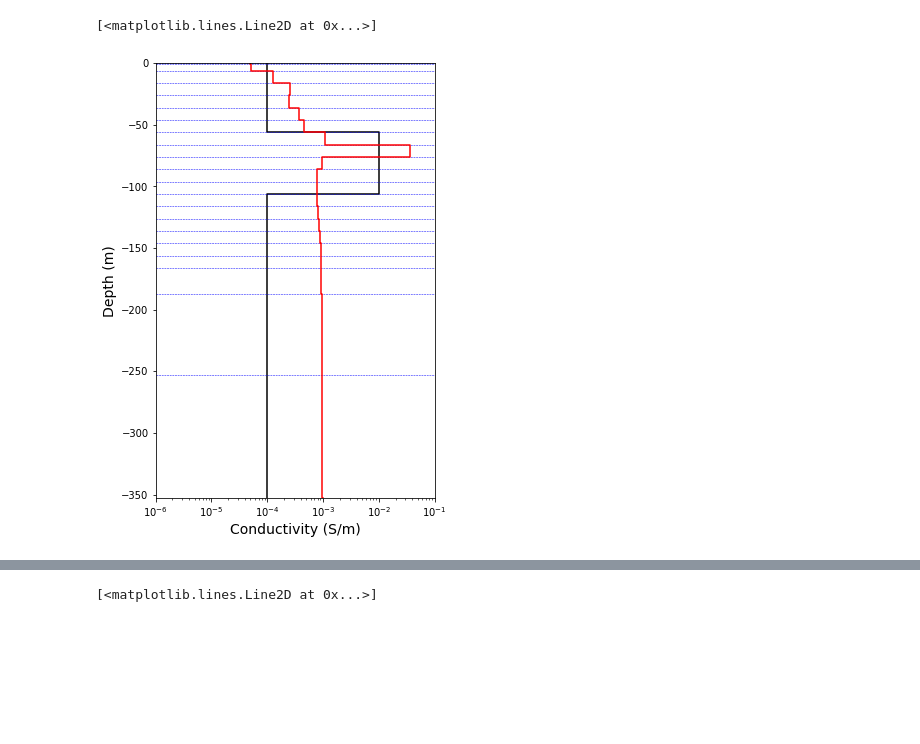
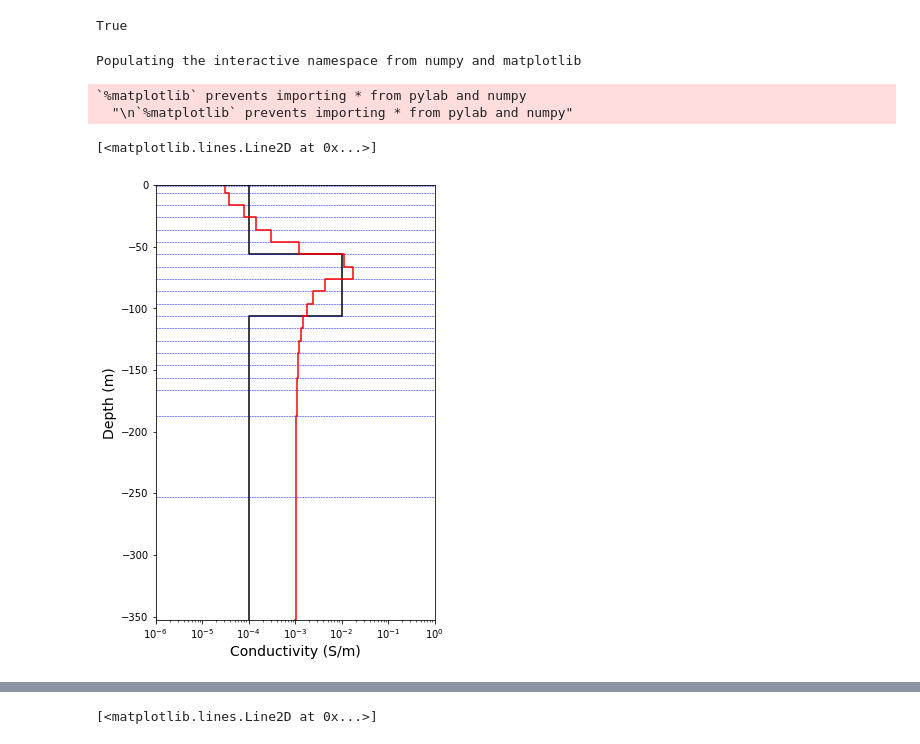
Before and after one commit to simpeg/simpegEM1D, a Jupyter notebook: simpegem1d/notebooks/EM1D_inversion_FD.ipynb, the cells around one changed output, grey strips where cells are left out. Cells and saved outputs as stored; diff of their text form; code cells hidden in the pictures; blank space fills up the shorter version.

```diff
--- a/simpegem1d/notebooks/EM1D_inversion_FD.ipynb
+++ b/simpegem1d/notebooks/EM1D_inversion_FD.ipynb
@@ -108,7 +109,15 @@ NameError: name 'inv' is not defined
+# %%
+np.isfortran(a)
+# %% [output]
+True
 # %%
+%pylab inline
 fig, ax = subplots(1,1, figsize=(5, 8))
 Utils1D.plotLayer(sig, LocSigZ, showlayers=False)
-Utils1D.plotLayer(expmap*mopt, LocSigZ, showlayers=True,xlim=(1e-6, 1e-1), **{'color':'r'})
+Utils1D.plotLayer(expmap*mopt, LocSigZ, showlayers=True,xlim=(1e-6, 1e0), **{'color':'r'})
 # %% [output]
-[<matplotlib.lines.Line2D at 0x...>]
+Populating the interactive namespace from numpy and matplotlib
+`%matplotlib` prevents importing * from pylab and numpy
+  "\n`%matplotlib` prevents importing * from pylab and numpy"
+[<matplotlib.lines.Line2D at 0x...>]
-[figure, old version]
+[figure, new version]
```
Also changed, not shown: parts of 8 cells of this notebook, 3 other files.
